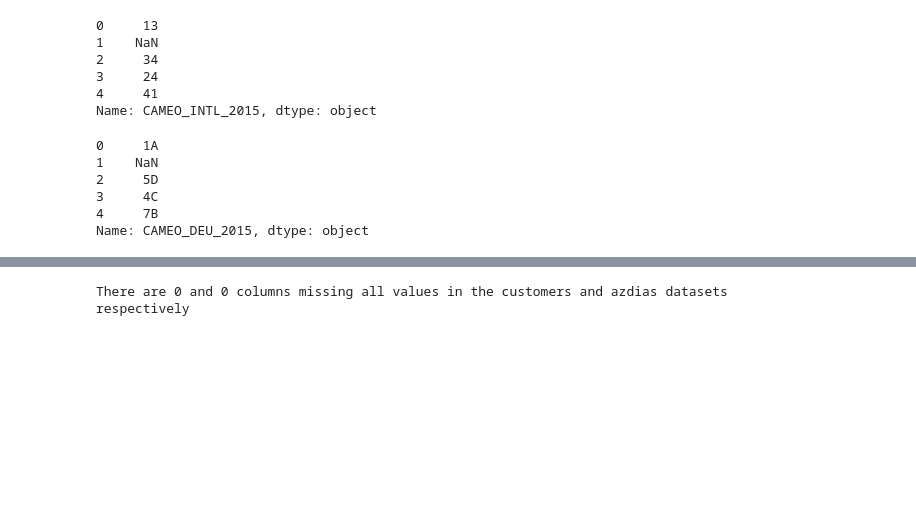
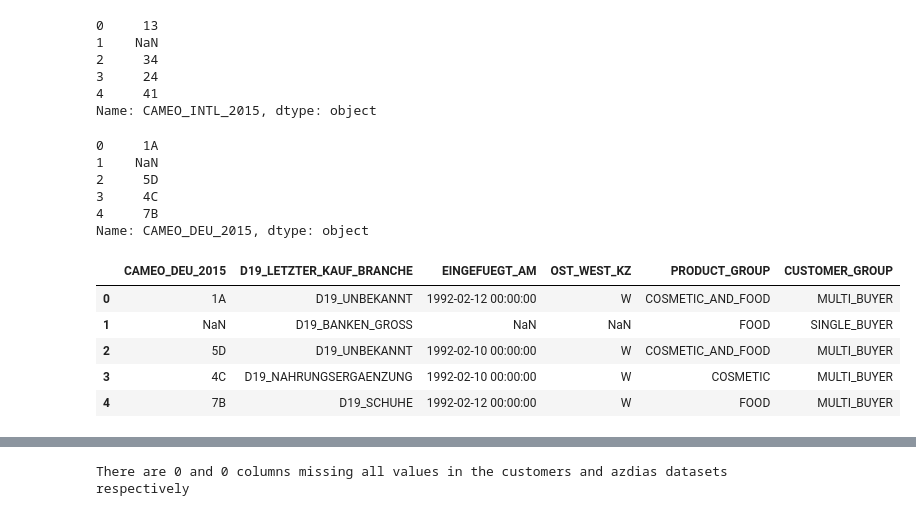
Before and after one commit to Phoebe-Macdonald/Arvato-Customer-Segmentation-Udacity-Capstone, a Jupyter notebook: Arvato Project Workbook.ipynb, the cells around one changed output, grey strips where cells are left out. Cells and saved outputs as stored; diff of their text form; code cells hidden in the pictures; blank space fills up the shorter version.

```diff
--- a/Arvato Project Workbook.ipynb
+++ b/Arvato Project Workbook.ipynb
@@ -103,0 +116,13 @@ Name: CAMEO_DEU_2015, dtype: object
+# %%
+# Find other columns with type object
+cust_object_columns = customers.columns[customers.dtypes == object]
+az_object_columns = azdias.columns[azdias.dtypes == object]
+customers[cust_object_columns].head()
+# Column EINGEFUEGT_AM should be dtype datetime, columns PRODUCT_GROUP, CUSTOMER_GROUP and OST_WEST_KZ are categorical
+# %% [output]
+|  | CAMEO_DEU_2015 | D19_LETZTER_KAUF_BRANCHE | EINGEFUEGT_AM | OST_WEST_KZ | PRODUCT_GROUP | CUSTOMER_GROUP |
+| 0 | 1A | D19_UNBEKANNT | 1992-02-12 00:00:00 | W | COSMETIC_AND_FOOD | MULTI_BUYER |
+| 1 | NaN | D19_BANKEN_GROSS | NaN | NaN | FOOD | SINGLE_BUYER |
+| 2 | 5D | D19_UNBEKANNT | 1992-02-10 00:00:00 | W | COSMETIC_AND_FOOD | MULTI_BUYER |
+| 3 | 4C | D19_NAHRUNGSERGAENZUNG | 1992-02-10 00:00:00 | W | COSMETIC | MULTI_BUYER |
+| 4 | 7B | D19_SCHUHE | 1992-02-12 00:00:00 | W | FOOD | MULTI_BUYER |
```
Also changed, not shown: parts of 22 cells of this notebook.
